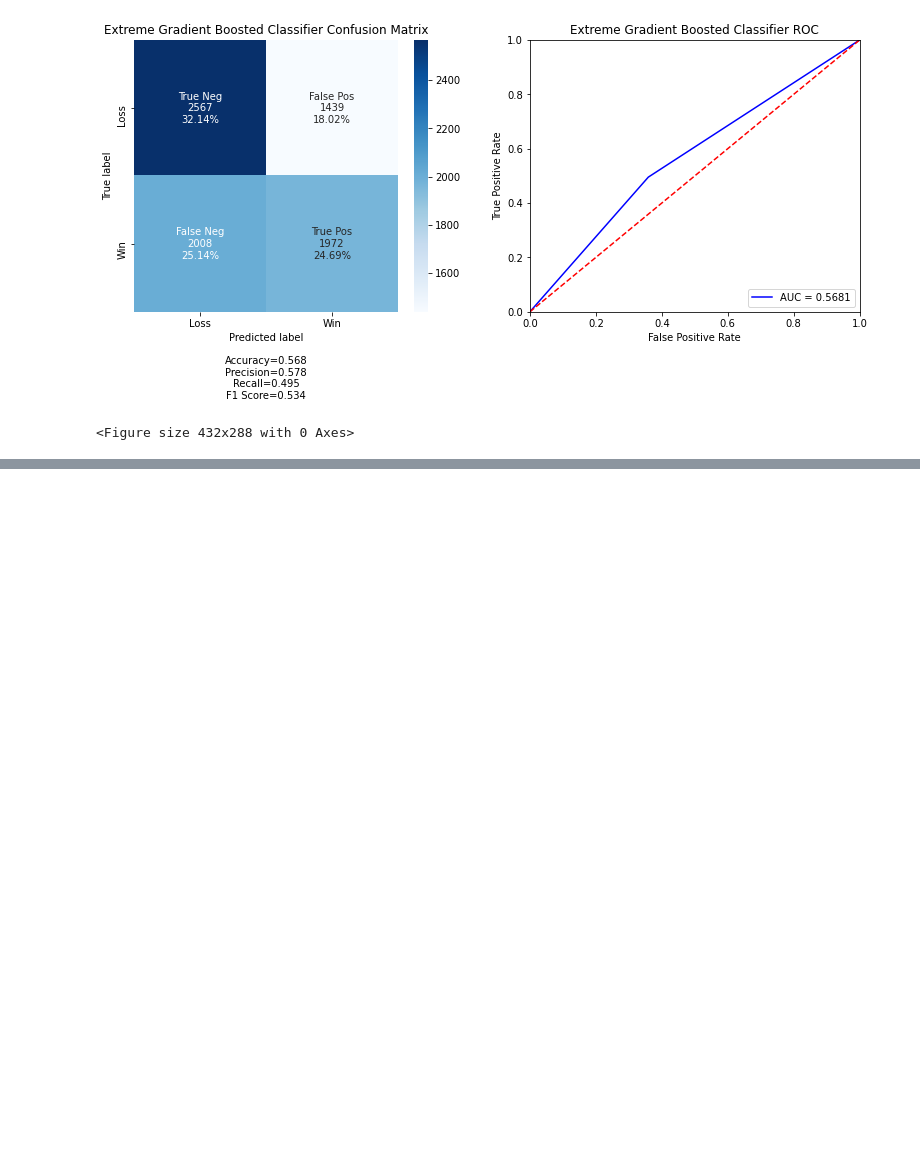
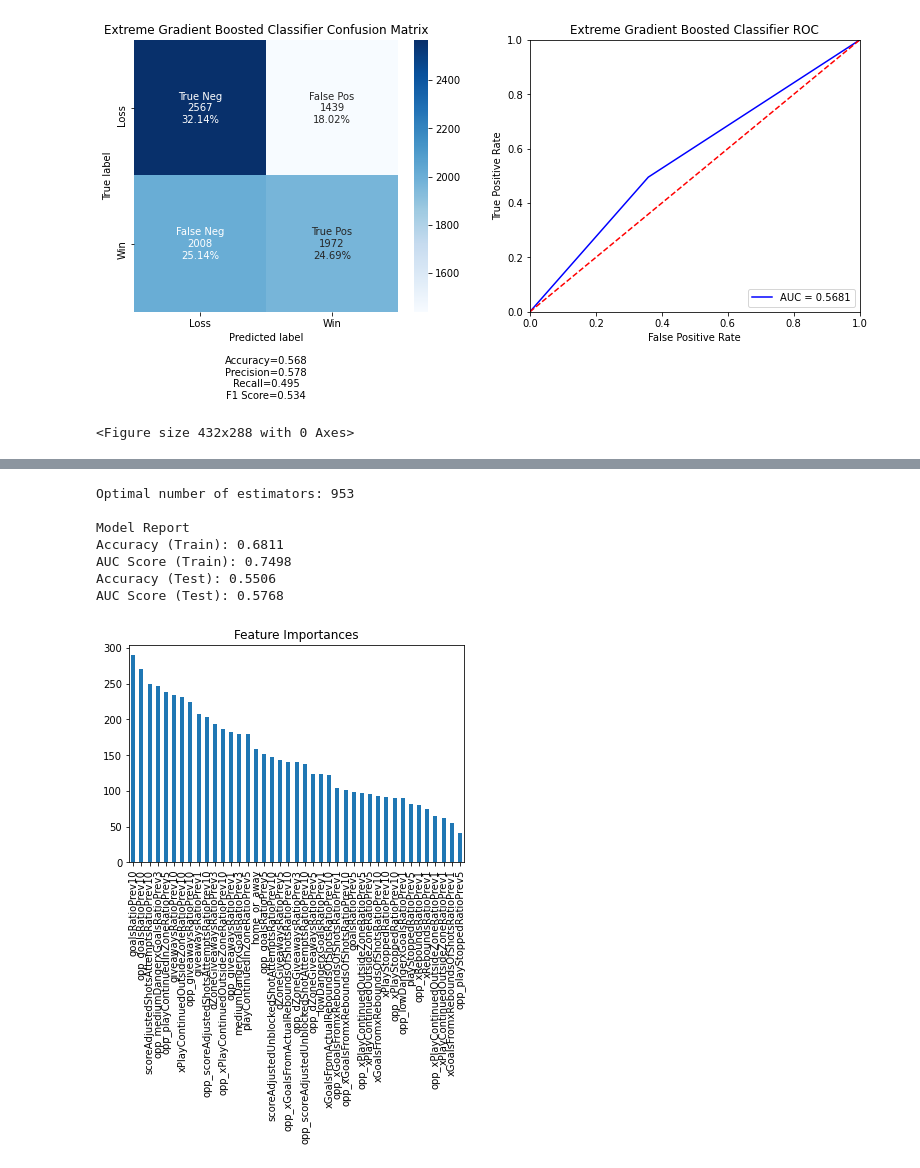
Before and after one commit to gavinmcclelland/CISC451, a Jupyter notebook: project/code/win_prediction.ipynb, the cells around one changed output, grey strips where cells are left out. Saved outputs shown, nothing was run; the diff lists cells and outputs as text; code cells hidden in the pictures; blank space fills up the shorter version.

```diff
--- a/project/code/win_prediction.ipynb
+++ b/project/code/win_prediction.ipynb
@@ -903,0 +956,14 @@ AUC Score (Test): 0.5703
+# %%
+expensive_tuned_model = XGBClassifier(learning_rate=0.01, n_estimators=3000, max_depth=depth, min_child_weight=min_child_weight,
+                      gamma=gamma, subsample=subsample, colsample_bytree=colsample_bytree, reg_alpha=reg_alpha,
+                      objective= 'binary:logistic', scale_pos_weight=1, seed=7)
+n_estimators = xgboost_modelfit(expensive_tuned_model, x_train, y_train, x_test, y_test)
+# %% [output]
+Optimal number of estimators: 953
+
+Model Report
+Accuracy (Train): 0.6811
+AUC Score (Train): 0.7498
+Accuracy (Test): 0.5506
+AUC Score (Test): 0.5768
+[figure, added]
```
Also changed, not shown: parts of 32 cells of this notebook, 11 other files.
